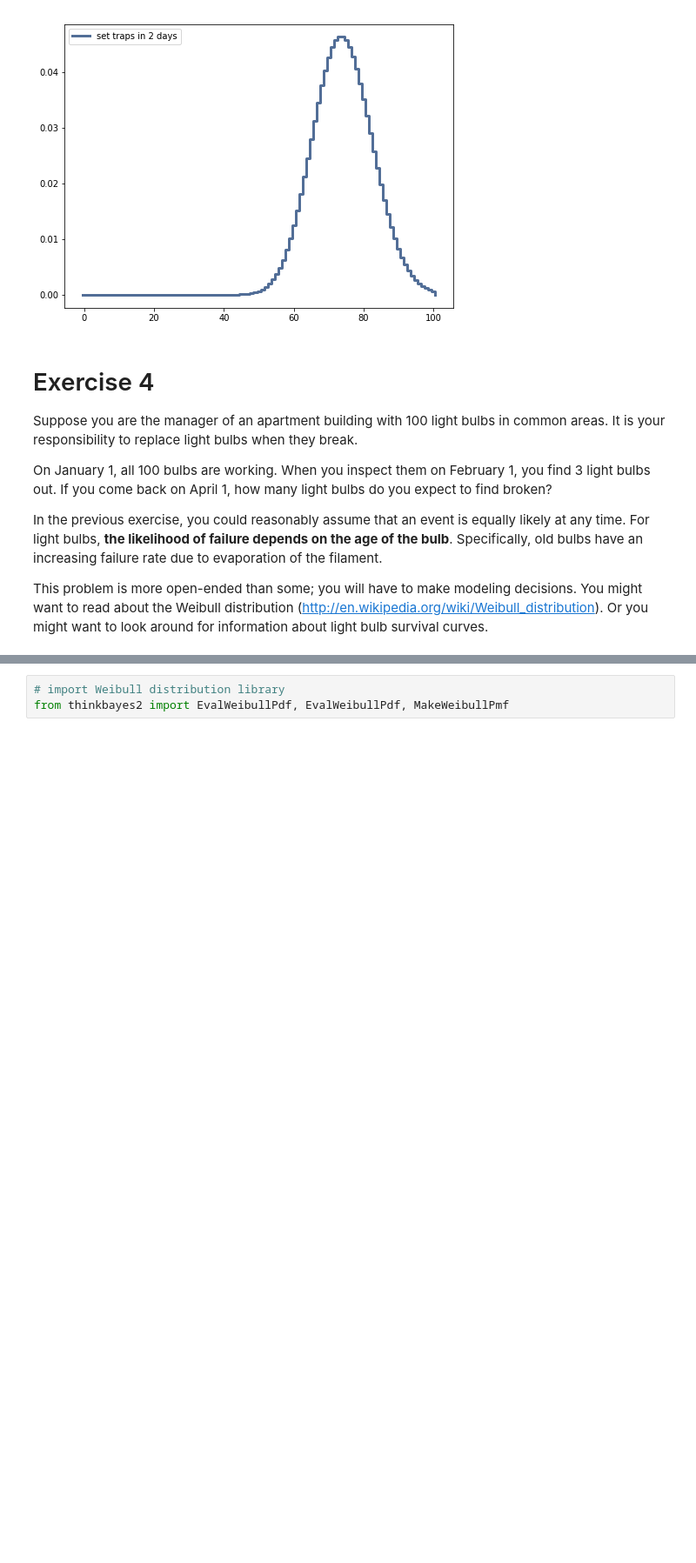
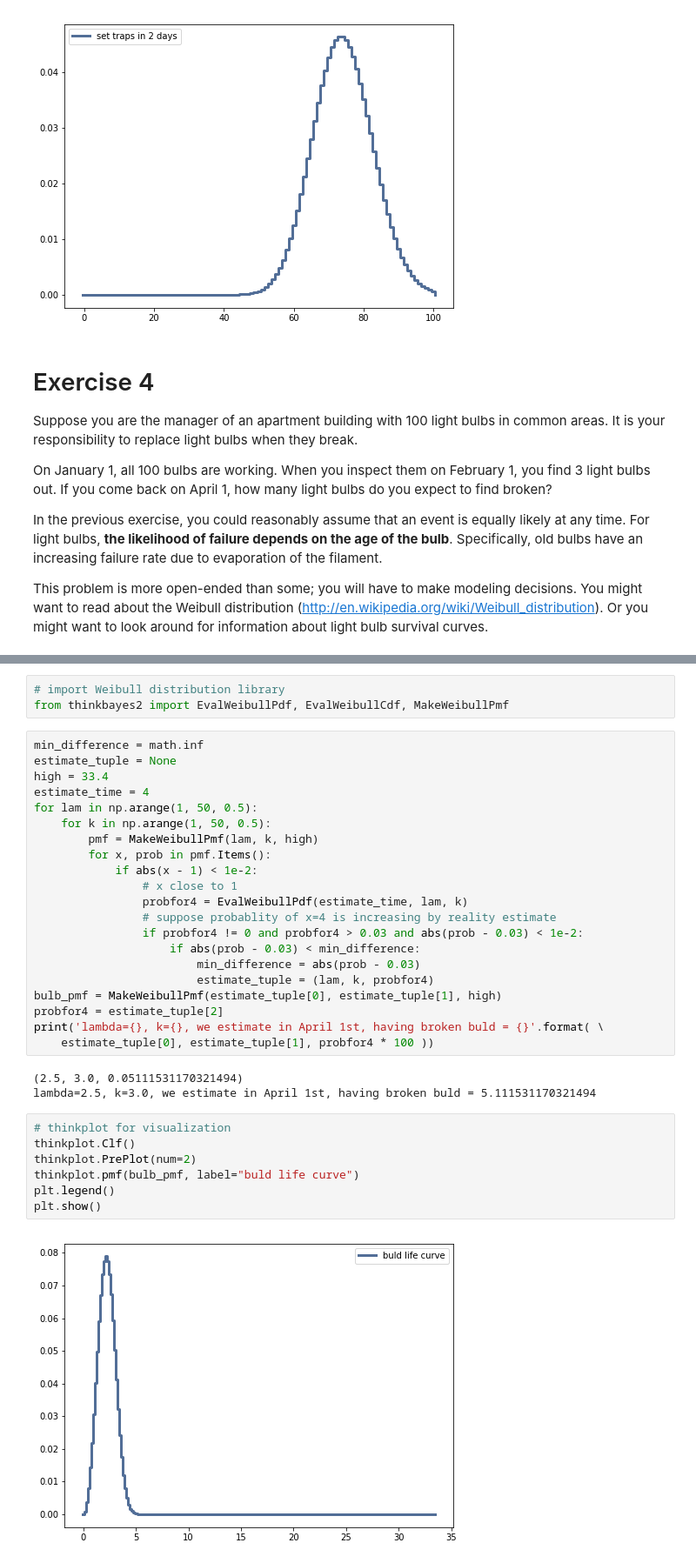
Before and after one commit to llv22/thinkbayes, a Jupyter notebook: chapter7/chapter7_exercises.ipynb, the cells around one changed output, grey strips where cells are left out. Shown at 87% size. Saved outputs shown, nothing was run; the diff lists cells and outputs as text; blank space fills up the shorter version.

```diff
--- a/chapter7/chapter7_exercises.ipynb
+++ b/chapter7/chapter7_exercises.ipynb
@@ -294,3 +296,36 @@ kx^{k-1} e^{-x^{k}},  & \text{$x$ >= 0} \\
 # %%
 # import Weibull distribution library
-from thinkbayes2 import EvalWeibullPdf, EvalWeibullPdf, MakeWeibullPmf
+from thinkbayes2 import EvalWeibullPdf, EvalWeibullCdf, MakeWeibullPmf
+# %%
+min_difference = math.inf
+estimate_tuple = None
+high = 33.4
+estimate_time = 4
+for lam in np.arange(1, 50, 0.5):
+    for k in np.arange(1, 50, 0.5):
+        pmf = MakeWeibullPmf(lam, k, high)
+        for x, prob in pmf.Items():
+            if abs(x - 1) < 1e-2:
+                # x close to 1
+                probfor4 = EvalWeibullPdf(estimate_time, lam, k)
+                # suppose probablity of x=4 is increasing by reality estimate
+                if probfor4 != 0 and probfor4 > 0.03 and abs(prob - 0.03) < 1e-2:
+                    if abs(prob - 0.03) < min_difference:
+                        min_difference = abs(prob - 0.03)
+                        estimate_tuple = (lam, k, probfor4)
+bulb_pmf = MakeWeibullPmf(estimate_tuple[0], estimate_tuple[1], high)
+probfor4 = estimate_tuple[2]
+print('lambda={}, k={}, we estimate in April 1st, having broken buld = {}'.format( \
+    estimate_tuple[0], estimate_tuple[1], probfor4 * 100 ))
+# %% [output]
+(2.5, 3.0, 0.05111531170321494)
+lambda=2.5, k=3.0, we estimate in April 1st, having broken buld = 5.111531170321494
+# %%
+# thinkplot for visualization
+thinkplot.Clf()
+thinkplot.PrePlot(num=2)
+thinkplot.pmf(bulb_pmf, label="buld life curve")
+plt.legend()
+plt.show()
+# %% [output]
+[figure, added]
```
Also changed, not shown: parts of 2 cells of this notebook, 1 other file.
